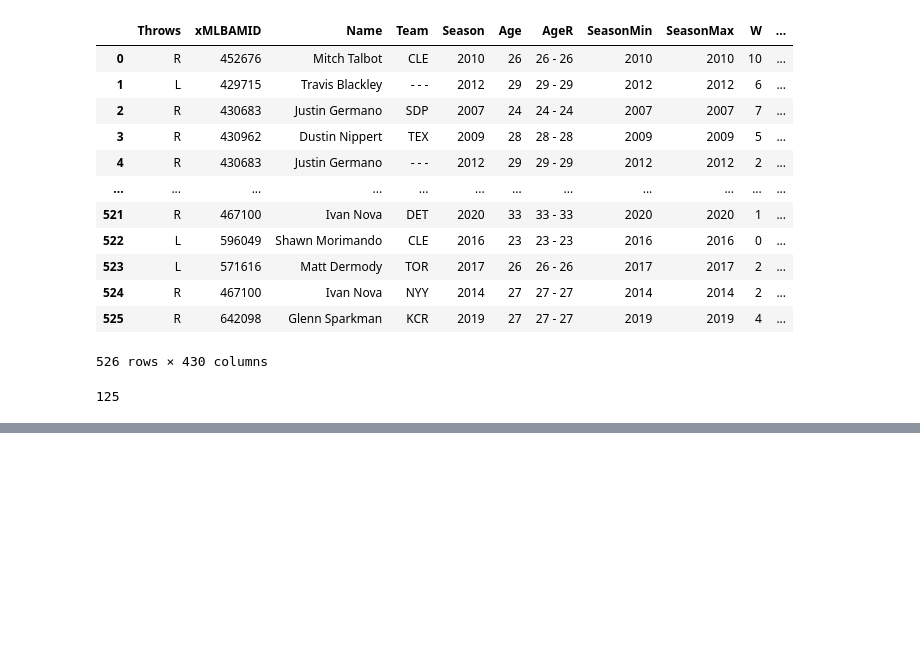
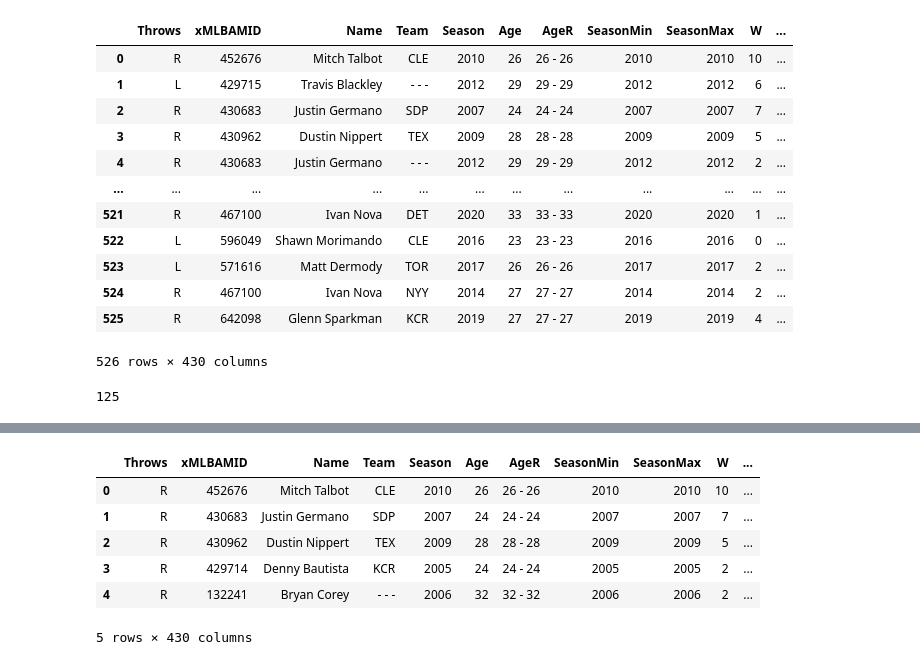
Before and after one commit to Tae-Hyeon-Kim/Analysis-of-KBO-Foreign-Pitchers, a Jupyter notebook: 3.fangrahps_crawling.ipynb, the cells around one changed output, grey strips where cells are left out. Saved outputs shown, nothing was run; the diff lists cells and outputs as text; code cells hidden in the pictures; blank space fills up the shorter version.

```diff
--- a/3.fangrahps_crawling.ipynb
+++ b/3.fangrahps_crawling.ipynb
@@ -307,0 +335,10 @@ fan_df
+# %%
+print(fan_df.shape)
+for name in name_list:
+    tmp = fan_df[fan_df['Name']==name]
+    end_y = int(new.loc[new['eng_name']==name,'end_dt'].values[0].split('-')[0])
+    for index,row in tmp.iterrows():
+        if int(row['Season']) > end_y:
+            print(row['Name'],row['Season'],end_y)
+            fan_df.drop(index,inplace=True)
+print(fan_df.shape)
@@ -308,2 +363,13 @@ fan_df
+# %%
+fan_df = fan_df.reset_index(drop=True)
+fan_df.head()
+# %% [output]
+|  | Throws | xMLBAMID | Name | Team | Season | Age | AgeR | SeasonMin | SeasonMax | W | ... |
+| 0 | R | 452676 | Mitch Talbot | CLE | 2010 | 26 | 26 - 26 | 2010 | 2010 | 10 | ... |
+| 1 | R | 430683 | Justin Germano | SDP | 2007 | 24 | 24 - 24 | 2007 | 2007 | 7 | ... |
+| 2 | R | 430962 | Dustin Nippert | TEX | 2009 | 28 | 28 - 28 | 2009 | 2009 | 5 | ... |
+| 3 | R | 429714 | Denny Bautista | KCR | 2005 | 24 | 24 - 24 | 2005 | 2005 | 2 | ... |
+| 4 | R | 132241 | Bryan Corey | - - - | 2006 | 32 | 32 - 32 | 2006 | 2006 | 2 | ... |
+5 rows × 430 columns
 # %%
 fan_df.to_csv('new_data/fan_df.csv',index=False)
```
Also changed, not shown: parts of 9 cells of this notebook, 5 other files.
